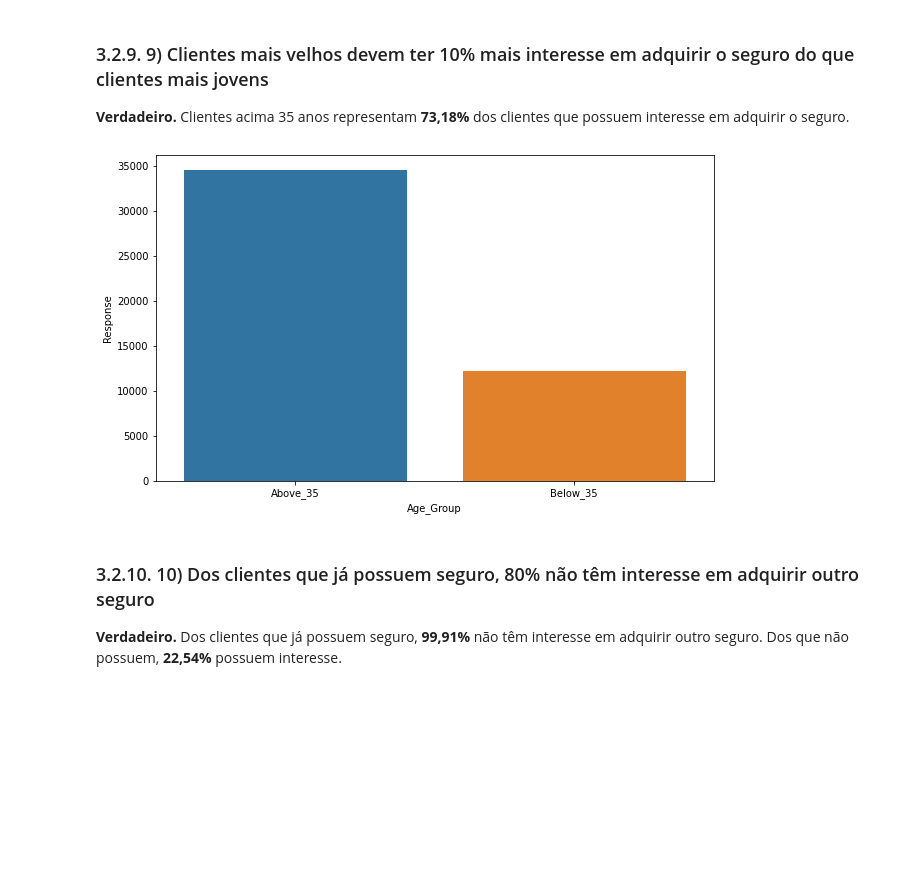
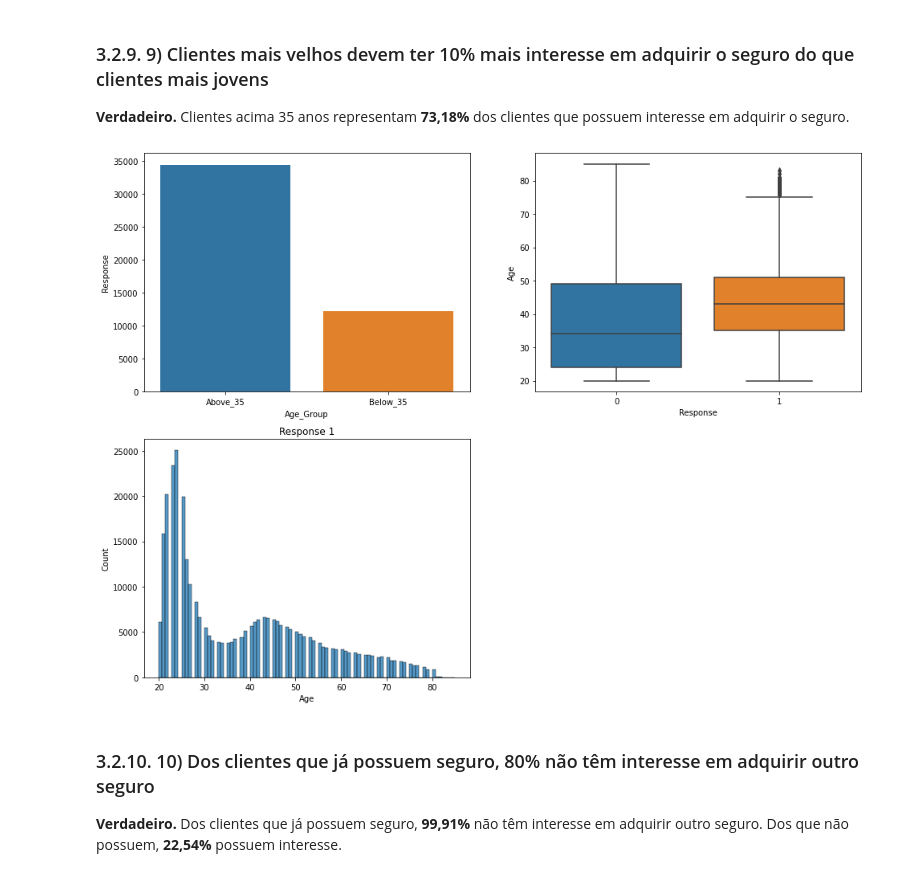
Before and after one commit to cristiandaco/health_insurance_cross_sell, a Jupyter notebook: 07_model_performance.ipynb, the cells around one changed output. Saved outputs shown, nothing was run; the diff lists cells and outputs as text; code cells hidden in the pictures; blank space fills up the shorter version.

```diff
--- a/07_model_performance.ipynb
+++ b/07_model_performance.ipynb
@@ -357,11 +342,21 @@ Name: Age, Length: 192413, dtype: int64
 # %%
 aux9 = df3[df3['Response'] == 1]
 aux91 = aux9[['Age_Group', 'Response']].groupby( 'Age_Group' ).count().reset_index()
+aux92 = df3.loc[df3['Response'] == 0, 'Age']
+aux93 = df3.loc[df3['Response'] == 1, 'Age']
 
-plt.figure( figsize = ( 10, 6 ) )
+plt.figure( figsize = ( 16, 12 ) )
+plt.subplot( 2, 2, 1 )
 sns.barplot( x = 'Age_Group', y = 'Response', data = aux91 );
+
+plt.subplot( 2, 2, 2 )
+sns.boxplot( x = 'Response', y = 'Age', data = df3 );
+
+plt.subplot( 2, 2, 3 )
+sns.histplot( aux92 )
+plt.title( "Response 1" );
 # %% [output]
-[figure, old version]
+[figure, new version]
 # %% [markdown]
 ### 3.2.10. 10) Dos clientes que já possuem seguro, 80% não têm interesse em adquirir outro seguro
 **Verdadeiro.** Dos clientes que já possuem seguro, **99,91%** não têm interesse em adquirir outro seguro. Dos que não possuem, **22,54%** possuem interesse.
```
Also changed, not shown: parts of 3 cells of this notebook.
